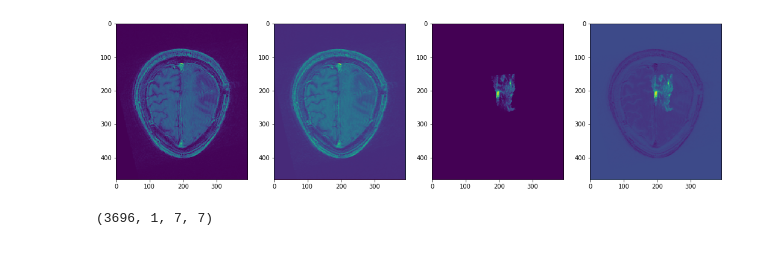
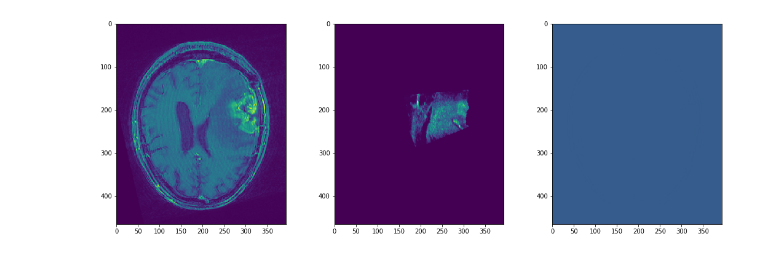
Before and after one commit to bodokaiser/mrtous, a Jupyter notebook: mrtous.ipynb, the cells around one changed output. Saved outputs shown, nothing was run; the diff lists cells and outputs as text; code cells hidden in the pictures.

Commit message:
updated data loading

```diff
--- a/mrtous.ipynb
+++ b/mrtous.ipynb
@@ -14,10 +17,20 @@ from dataset import MNIBITE
 # %%
-loader = data.DataLoader(
-    MNIBITE('mnibite', 13, transforms.Compose([
-        transforms.ToTensor(),
-    ])), batch_size=4, num_workers=4, shuffle=True)
+loader = DataLoader(
+    MNIBITE('mnibite', 13, ROICrop()),
+    batch_size=1, num_workers=4)
+# %%
+class SimpleNet(nn.Module):
+    def __init__(self):
+        super().__init__()
+        self.conv = nn.Conv2d(1, 3, 3, padding=1)
+        self.final = nn.Conv2d(3, 1, 1)
+
+    def forward(self, x):
+        x = self.conv(x)
+        x = self.final(x)
+        return x
 # %%
-model = Net()
+model = SimpleNet()
 criterion = MSELoss(size_average=False)
 optimizer = Adam(model.parameters(), lr=.001)
 
@@ -25,6 +38,9 @@ for epoch in range(1, 30):
     epoch_loss = 0
 
     for step, (inputs, target) in enumerate(loader):
+        if not np.any(target.numpy()):
+            continue
+
         inputs = Variable(inputs).unsqueeze(1)
         target = Variable(target).unsqueeze(1)
 
@@ -57,14 +73,13 @@ epoch: 29, loss: 3.1517071686685085
 # %%
 mr, us = iter(loader).next()
 
 mr = Variable(mr).unsqueeze(1)
 us = Variable(us).unsqueeze(1)
-re = model(mr)
 
 plot.show_images(np.concatenate([
-    mr.data[0].numpy(),
-    re.data[0].numpy(),
-    us.data[0].numpy(),
-    us.data[0].numpy()-re.data[0].numpy()]), 1, 4)
+    mr.data[1].numpy(),
+    us.data[1].numpy(),
+    model(mr).data[1].numpy(),
+]), 1, 3)
 # %% [output]
-[figure, old version]
+[figure, new version]
@@ -75,5 +85,0 @@ view = view_as_windows(mr.data[0].numpy()[0], 7, 7)
-# %%
-patches = np.reshape(view, [-1,1, 7, 7])
-np.shape(patches)
-# %% [output]
-(3696, 1, 7, 7)
```
Also changed, not shown: parts of 10 cells of this notebook, 5 other files.
